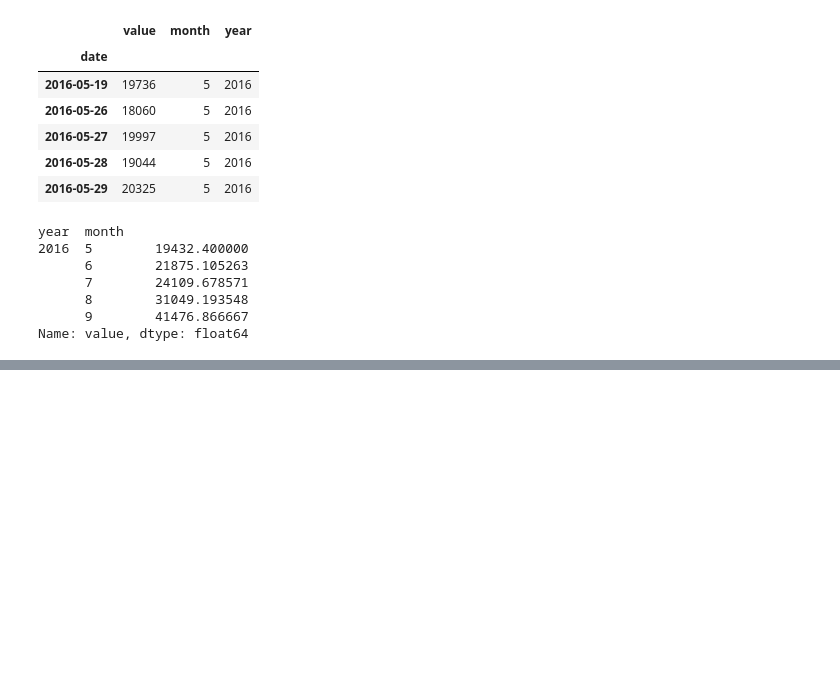
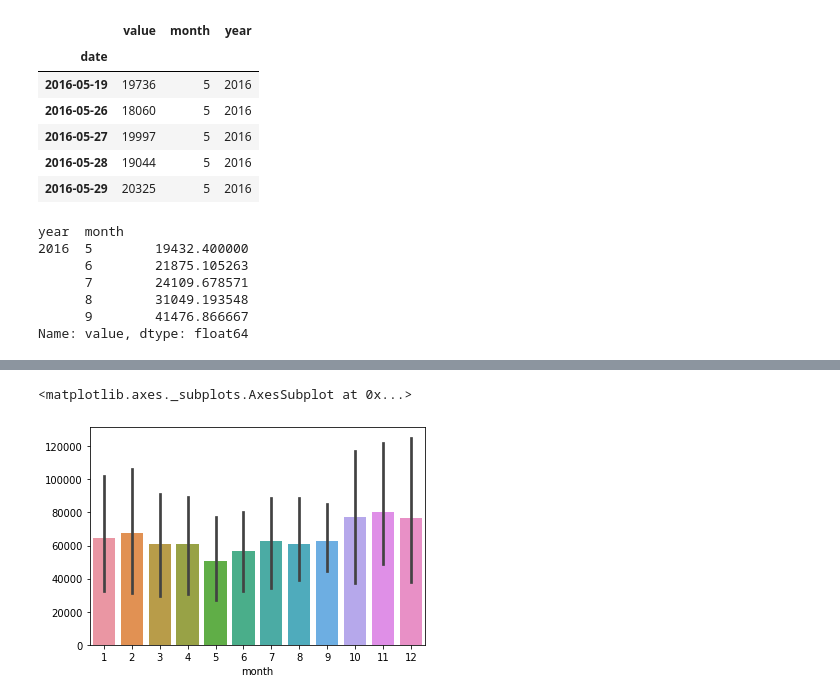
Before and after one commit to sury1999/Data-Analysis-Excercises, a Jupyter notebook: Page_time_series_visualizer.ipynb, the cells around one changed output, grey strips where cells are left out. Cells and saved outputs as stored; diff of their text form; code cells hidden in the pictures; blank space fills up the shorter version.

```diff
--- a/Page_time_series_visualizer.ipynb
+++ b/Page_time_series_visualizer.ipynb
@@ -107,3 +107,6 @@ year  month
       8        31049.193548
       9        41476.866667
 Name: value, dtype: float64
+# %%
+df_plot = df_bardata.unstack()
+df_plot
@@ -109,0 +120,5 @@ Name: value, dtype: float64
+# %%
+sns.barplot(data=df_plot)
+# %% [output]
+<matplotlib.axes._subplots.AxesSubplot at 0x...>
+[figure, added]
```
Also changed, not shown: parts of 1 cell of this notebook.
